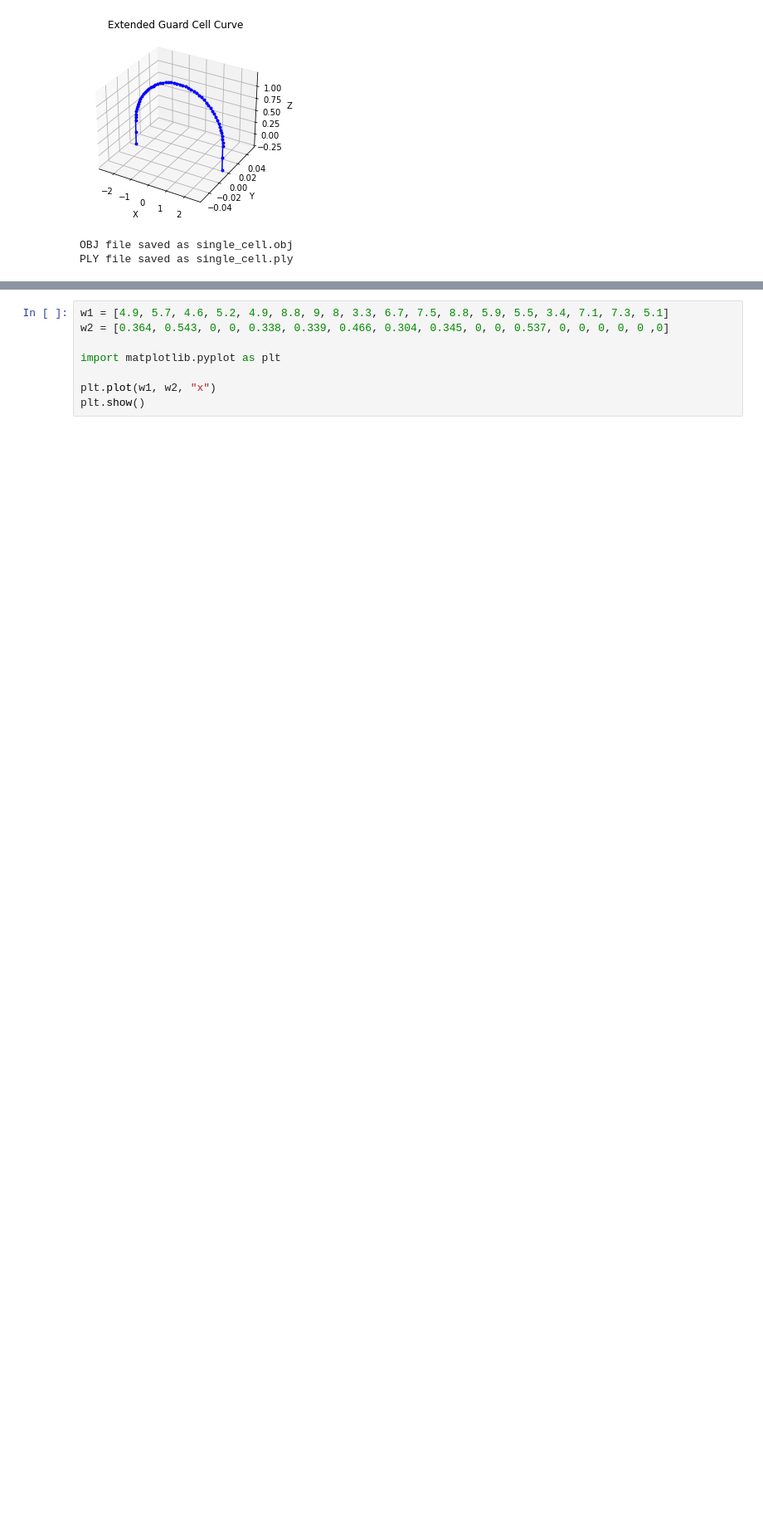
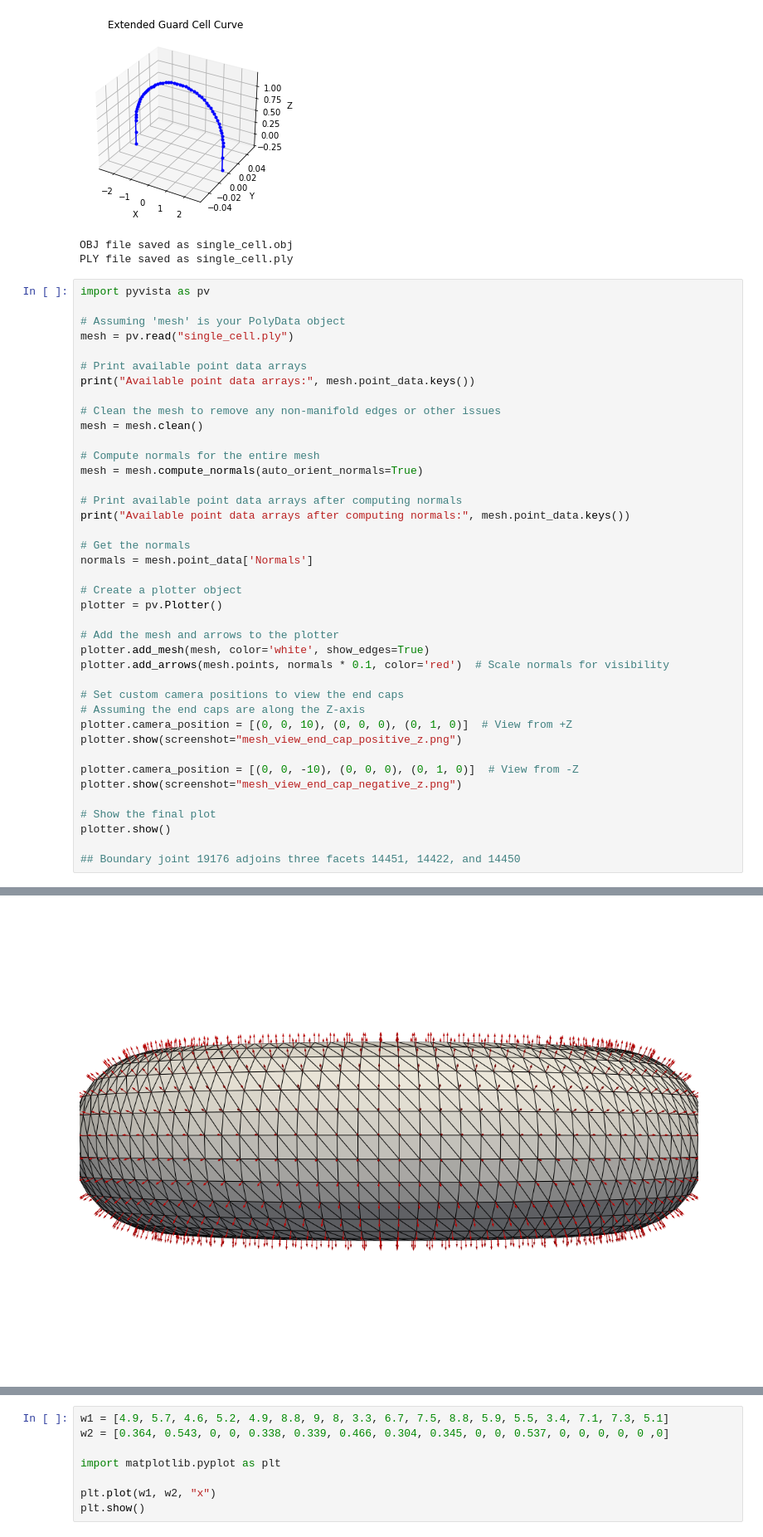
Before and after one commit to mtomtom/onion-stomatal-geometry, a Jupyter notebook: output/MeshGenerator.ipynb, the cells around one changed output, grey strips where cells are left out. Shown at 83% size. Saved outputs shown, nothing was run; the diff lists cells and outputs as text; blank space fills up the shorter version.

```diff
--- a/output/MeshGenerator.ipynb
+++ b/output/MeshGenerator.ipynb
@@ -481,3 +481,44 @@ print(f"PLY file saved as {ply_filename}")
 [figure]
 OBJ file saved as single_cell.obj
 PLY file saved as single_cell.ply
+# %%
+import pyvista as pv
+
+# Assuming 'mesh' is your PolyData object
+mesh = pv.read("single_cell.ply")
+
+# Print available point data arrays
+print("Available point data arrays:", mesh.point_data.keys())
+
+# Clean the mesh to remove any non-manifold edges or other issues
+mesh = mesh.clean()
+
+# Compute normals for the entire mesh
+mesh = mesh.compute_normals(auto_orient_normals=True)
+
+# Print available point data arrays after computing normals
+print("Available point data arrays after computing normals:", mesh.point_data.keys())
+
+# Get the normals
+normals = mesh.point_data['Normals']
+
+# Create a plotter object
+plotter = pv.Plotter()
+
+# Add the mesh and arrows to the plotter
+plotter.add_mesh(mesh, color='white', show_edges=True)
+plotter.add_arrows(mesh.points, normals * 0.1, color='red')  # Scale normals for visibility
+
+# Set custom camera positions to view the end caps
+# Assuming the end caps are along the Z-axis
+plotter.camera_position = [(0, 0, 10), (0, 0, 0), (0, 1, 0)]  # View from +Z
+plotter.show(screenshot="mesh_view_end_cap_positive_z.png")
+
+plotter.camera_position = [(0, 0, -10), (0, 0, 0), (0, 1, 0)]  # View from -Z
+plotter.show(screenshot="mesh_view_end_cap_negative_z.png")
+
+# Show the final plot
+plotter.show()
+
+## Boundary joint 19176 adjoins three facets 14451, 14422, and 14450
+# %% [output]
@@ -483,0 +531 @@ PLY file saved as single_cell.ply
+[figure, added]
```
Also changed, not shown: parts of 2 cells of this notebook, 29 other files.
